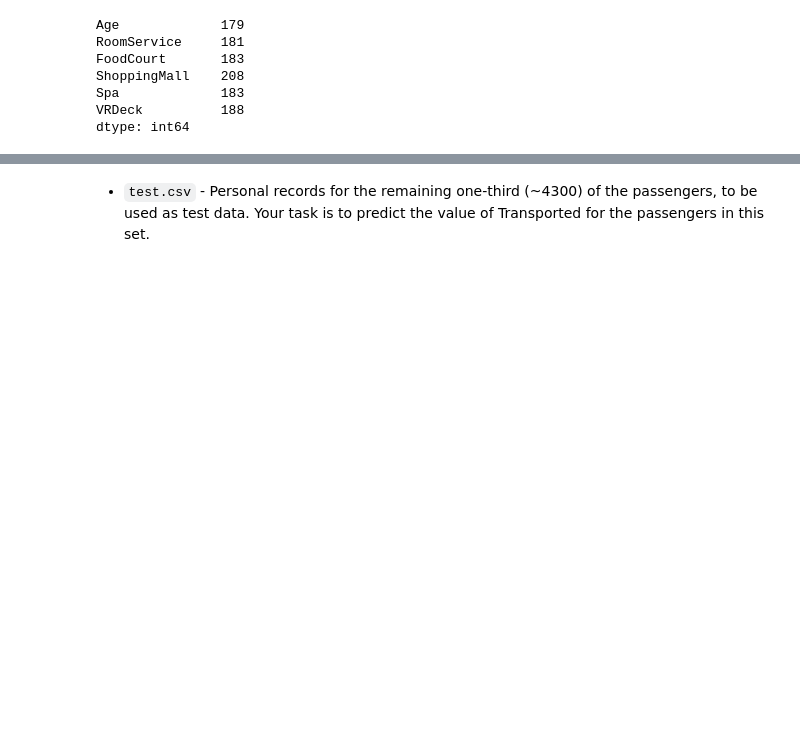
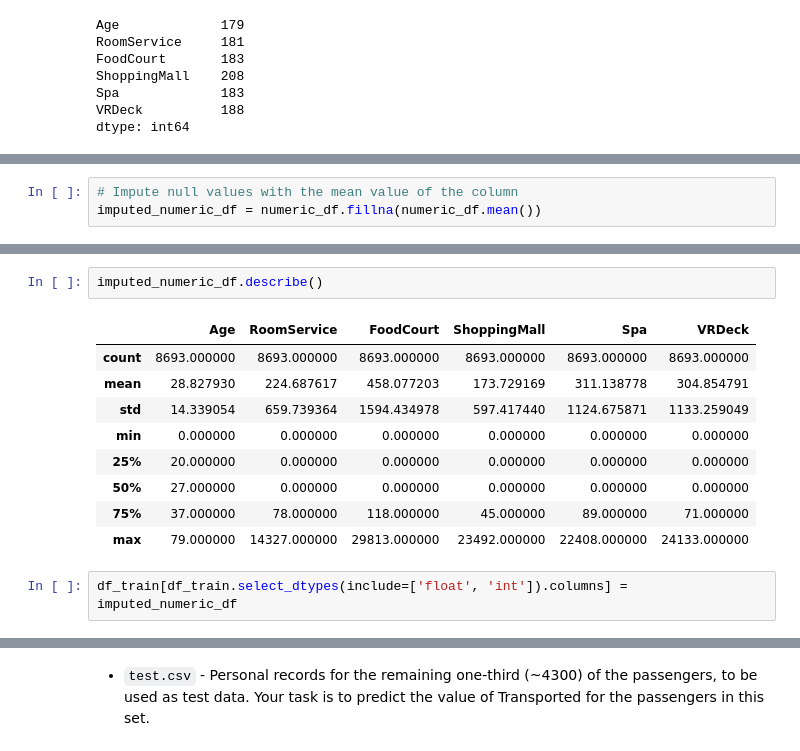
Before and after one commit to Ahmad-Khaled/spaceship-competition, a Jupyter notebook: spaceshipTitanic.ipynb, the cells around one changed output, grey strips where cells are left out. Drawn from its saved outputs; the diff is of its cells as text; blank space fills up the shorter version.

```diff
--- a/spaceshipTitanic.ipynb
+++ b/spaceshipTitanic.ipynb
@@ -239,0 +317,3 @@ dtype: int64
+# %%
+# Impute null values with the mean value of the column
+imputed_numeric_df = numeric_df.fillna(numeric_df.mean())
@@ -239,0 +332,14 @@ dtype: int64
+# %%
+imputed_numeric_df.describe()
+# %% [output]
+|  | Age | RoomService | FoodCourt | ShoppingMall | Spa | VRDeck |
+| count | 8693.000000 | 8693.000000 | 8693.000000 | 8693.000000 | 8693.000000 | 8693.000000 |
+| mean | 28.827930 | 224.687617 | 458.077203 | 173.729169 | 311.138778 | 304.854791 |
+| std | 14.339054 | 659.739364 | 1594.434978 | 597.417440 | 1124.675871 | 1133.259049 |
+| min | 0.000000 | 0.000000 | 0.000000 | 0.000000 | 0.000000 | 0.000000 |
+| 25% | 20.000000 | 0.000000 | 0.000000 | 0.000000 | 0.000000 | 0.000000 |
+| 50% | 27.000000 | 0.000000 | 0.000000 | 0.000000 | 0.000000 | 0.000000 |
+| 75% | 37.000000 | 78.000000 | 118.000000 | 45.000000 | 89.000000 | 71.000000 |
+| max | 79.000000 | 14327.000000 | 29813.000000 | 23492.000000 | 22408.000000 | 24133.000000 |
+# %%
+df_train[df_train.select_dtypes(include=['float', 'int']).columns] = imputed_numeric_df
```
Also changed, not shown: parts of 10 cells of this notebook.
